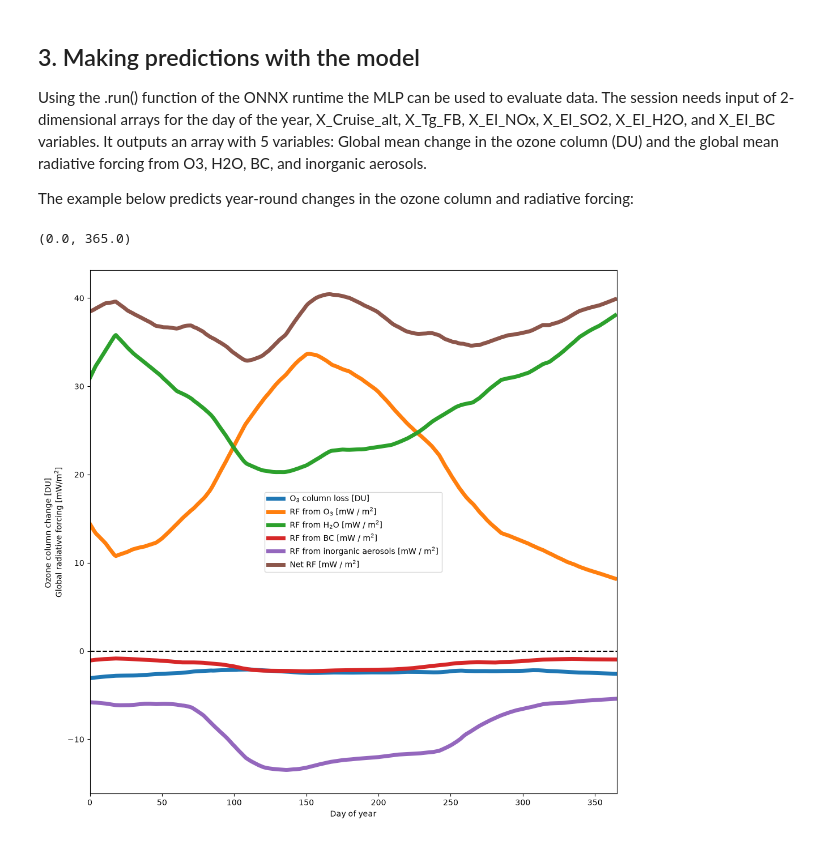
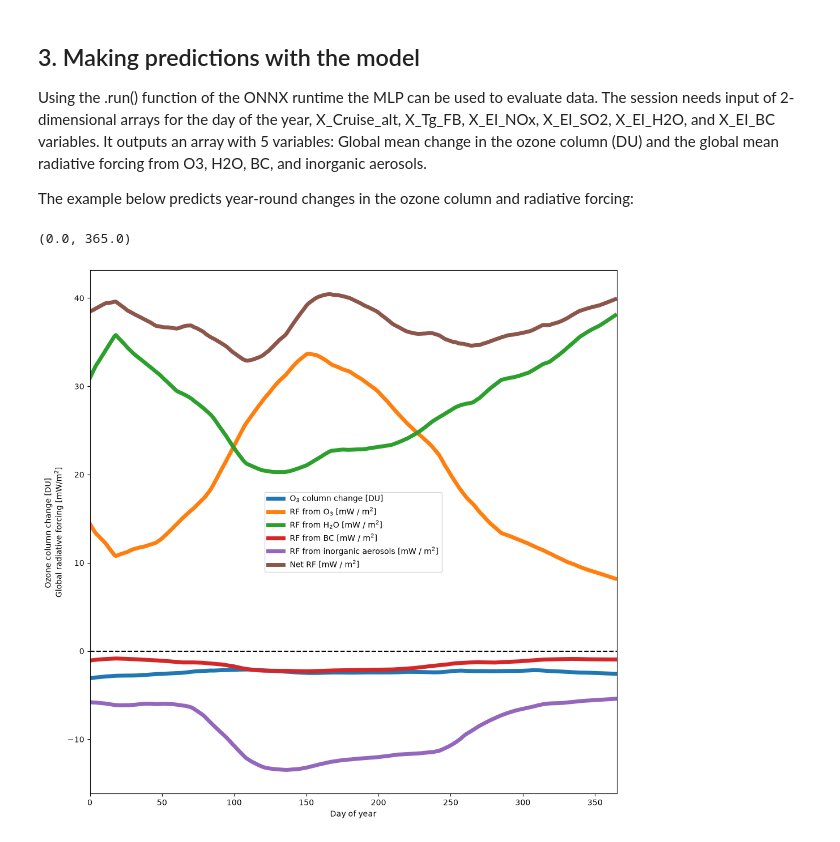
Before and after one commit to johannespletzer/supersonic-effects, a Jupyter notebook: src/scripts/example_MLP.ipynb, the cells around one changed output. Drawn from its saved outputs; the diff is of its cells as text; code cells hidden in the pictures.

Commit message:
Label the ozone curve as column change in the MLP notebook
The plotted values are negative changes, so "loss" read as an ozone
gain. Use "change", matching the y-axis label.

Co-Authored-By: Claude Opus 5.5 <noreply@anthropic.com>
Claude-Session: https://claude.ai/code/session_012bKk4WEZPvcNiHycJ8Edce

```diff
--- a/src/scripts/example_MLP.ipynb
+++ b/src/scripts/example_MLP.ipynb
@@ -64,32 +64,32 @@ for day_of_year in range (0,365):
             "X_EI_H2O": [[ei_h2o]],
             "X_EI_BC": [[ei_bc]],
         },
     )[0] # It outputs a 2d array, in this case we need the first component only
 
     model_predictions[day_of_year,:] = output.T
 
 ## Decompose the predictions into different variables
 delta_O3_column_DU = model_predictions[:,0]
 delta_RF_O3 = model_predictions[:,1]
 delta_RF_H2O = model_predictions[:,2]
 delta_RF_BC = model_predictions[:,3]
 delta_RF_IA = model_predictions[:,4]
 delta_RF_net = delta_RF_O3 + delta_RF_H2O + delta_RF_BC + delta_RF_IA
 
 fig,ax = pp.subplots(figsize=(12,12))
 x = np.arange(0,365)
-ax.plot(x, delta_O3_column_DU, label="O$_3$ column loss [DU]",linewidth=5)
+ax.plot(x, delta_O3_column_DU, label="O$_3$ column change [DU]",linewidth=5)
 ax.plot(x, delta_RF_O3, label="RF from O$_3$ [mW / m$^2$]",linewidth=5)
 ax.plot(x, delta_RF_H2O, label="RF from H$_2$O [mW / m$^2$]",linewidth=5)
 ax.plot(x, delta_RF_BC, label="RF from BC [mW / m$^2$]",linewidth=5)
 ax.plot(x, delta_RF_IA, label="RF from inorganic aerosols [mW / m$^2$]",linewidth=5)
 ax.plot(x, delta_RF_net, label="Net RF [mW / m$^2$]",linewidth=5)
 ax.hlines(0,0,365, color='k',ls="--")
 
 ax.set_ylabel("Ozone column change [DU] \nGlobal radiative forcing [mW/m$^2$]")
 ax.set_xlabel("Day of year")
 ax.legend()
 ax.set_xlim(0,365)
 # %% [output]
 (0.0, 365.0)
-[figure, old version]
+[figure, new version]
```
